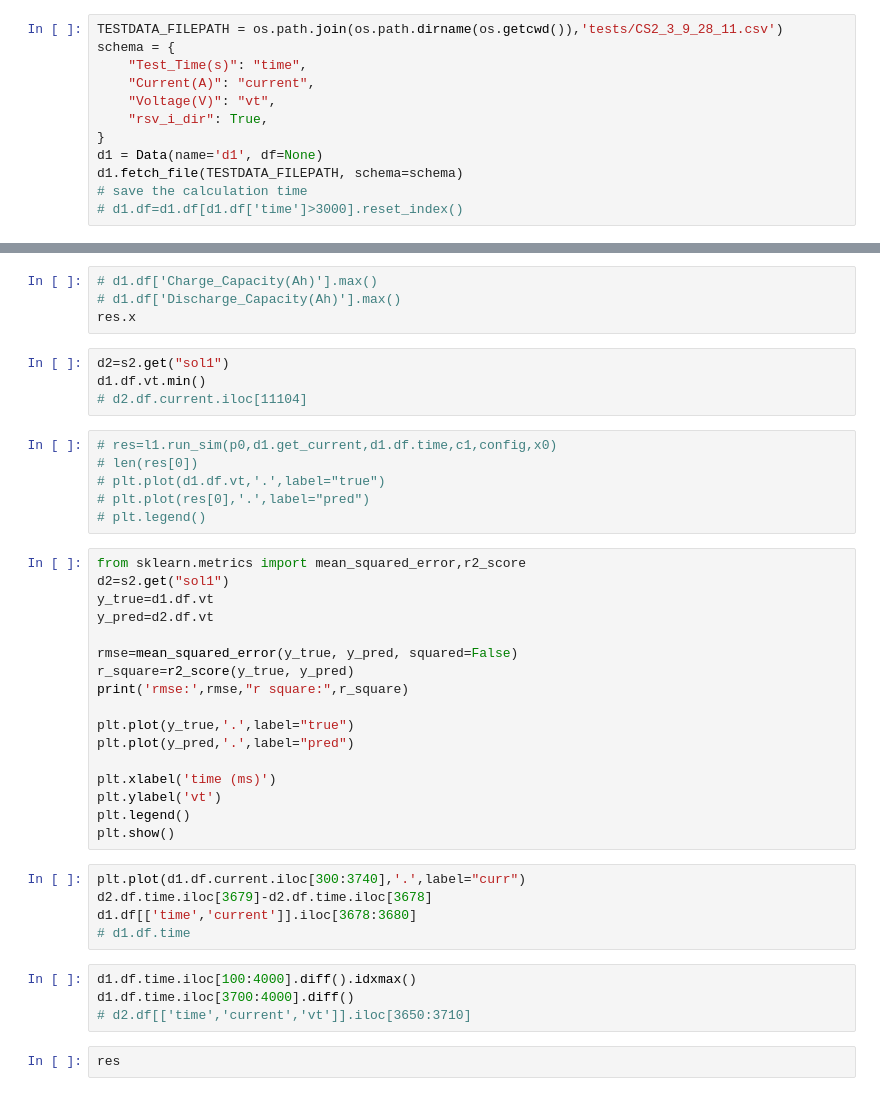
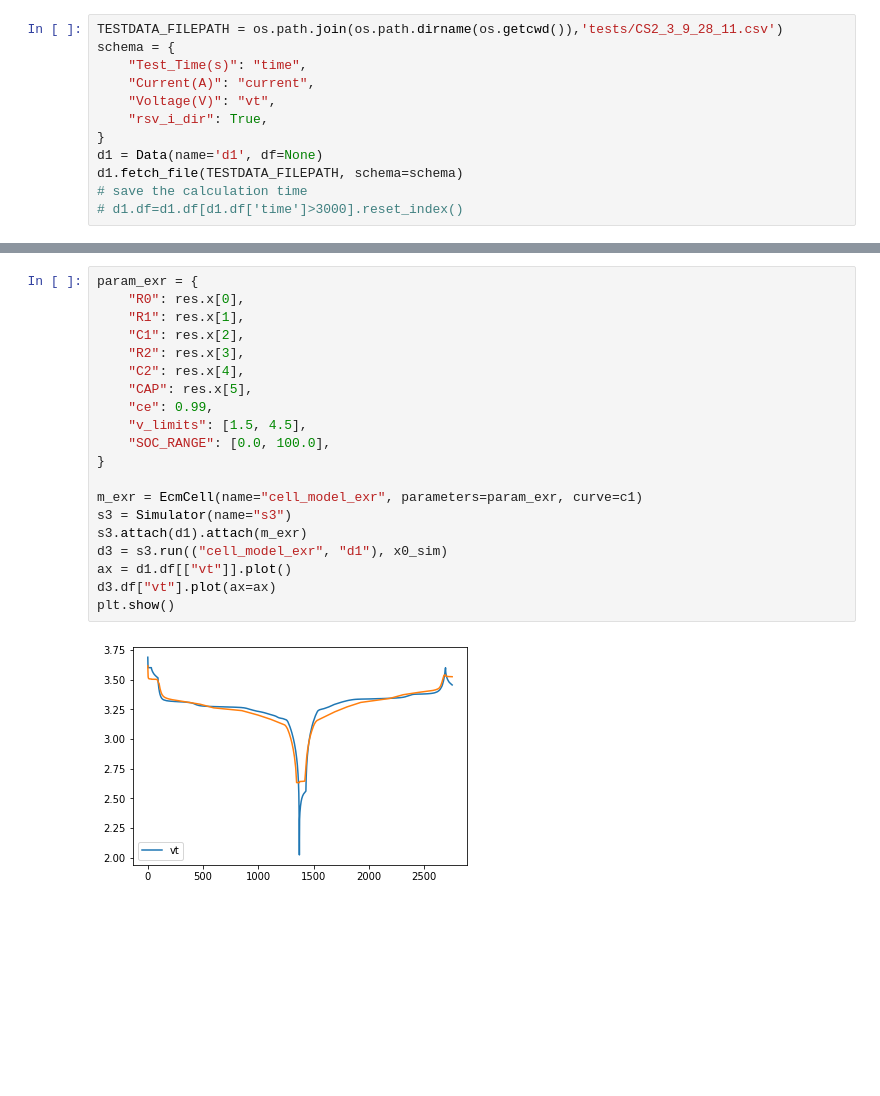
Before and after one commit to tonylee2016/batterylearn, a Jupyter notebook: notebook/demos.ipynb, the cells around one changed output, grey strips where cells are left out. Drawn from its saved outputs; the diff is of its cells as text; blank space fills up the shorter version.

Commit message:
add parameter extraction feature to the demo notebook

```diff
--- a/notebook/demos.ipynb
+++ b/notebook/demos.ipynb
@@ -119,42 +222,22 @@ res=l2.fit_parameters(m_d_s,config,x0_sim,method)
-# %%
-# d1.df['Charge_Capacity(Ah)'].max()
-# d1.df['Discharge_Capacity(Ah)'].max()
-res.x
-# %%
-d2=s2.get("sol1")
-d1.df.vt.min()
-# d2.df.current.iloc[11104]
-# %%
-# res=l1.run_sim(p0,d1.get_current,d1.df.time,c1,config,x0)
-# len(res[0])
-# plt.plot(d1.df.vt,'.',label="true")
-# plt.plot(res[0],'.',label="pred")
-# plt.legend()
-# %%
-from sklearn.metrics import mean_squared_error,r2_score
-d2=s2.get("sol1")
-y_true=d1.df.vt
-y_pred=d2.df.vt
-
-rmse=mean_squared_error(y_true, y_pred, squared=False)
-r_square=r2_score(y_true, y_pred)
-print('rmse:',rmse,"r square:",r_square)
-
-plt.plot(y_true,'.',label="true")
-plt.plot(y_pred,'.',label="pred")
-
-plt.xlabel('time (ms)')
-plt.ylabel('vt')
-plt.legend()
-plt.show()
-# %%
-plt.plot(d1.df.current.iloc[300:3740],'.',label="curr")
-d2.df.time.iloc[3679]-d2.df.time.iloc[3678]
-d1.df[['time','current']].iloc[3678:3680]
-# d1.df.time
-# %%
-d1.df.time.iloc[100:4000].diff().idxmax()
-d1.df.time.iloc[3700:4000].diff()
-# d2.df[['time','current','vt']].iloc[3650:3710]
-# %%
-res
+# %%
+param_exr = {
+    "R0": res.x[0],
+    "R1": res.x[1],
+    "C1": res.x[2],
+    "R2": res.x[3],
+    "C2": res.x[4],
+    "CAP": res.x[5],
+    "ce": 0.99,
+    "v_limits": [1.5, 4.5],
+    "SOC_RANGE": [0.0, 100.0],
+}
+
+m_exr = EcmCell(name="cell_model_exr", parameters=param_exr, curve=c1)
+s3 = Simulator(name="s3")
+s3.attach(d1).attach(m_exr)
+d3 = s3.run(("cell_model_exr", "d1"), x0_sim)
+ax = d1.df[["vt"]].plot()
+d3.df["vt"].plot(ax=ax)
+plt.show()
+# %% [output]
+[figure, added]
```
Also changed, not shown: parts of 7 cells of this notebook.
